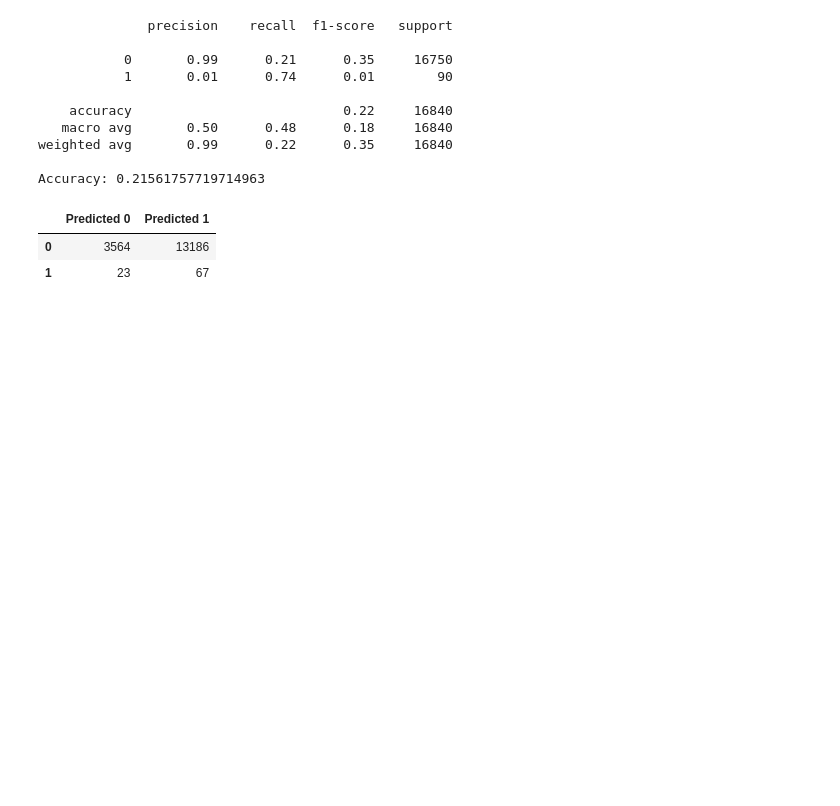
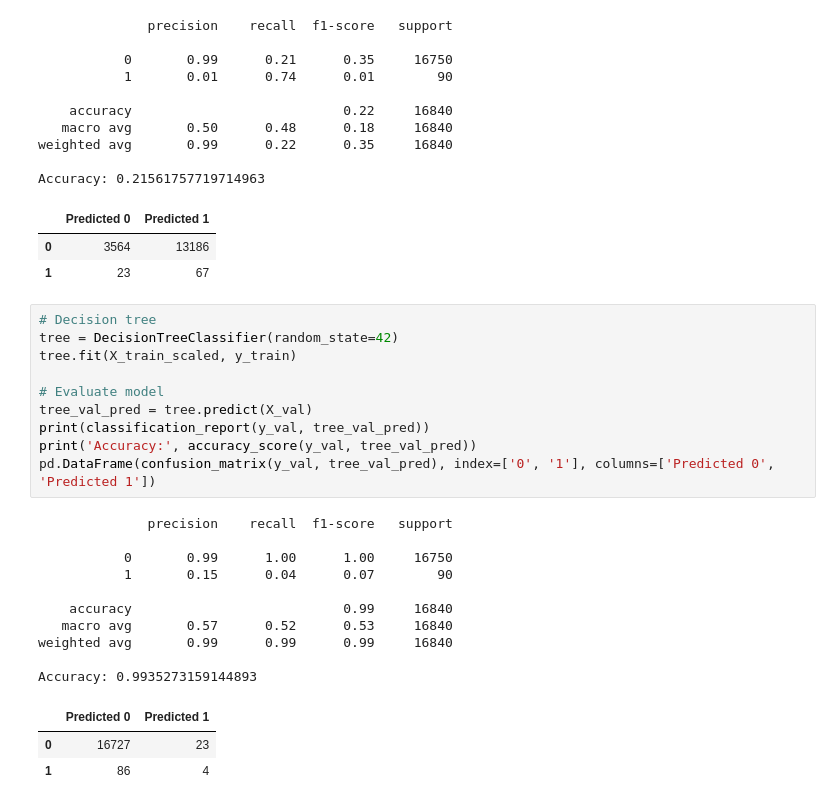
Before and after one commit to tri-bui/sandbox-ml, a Jupyter notebook: lt-credit-risk/credit_risk.ipynb, the cells around one changed output. Drawn from its saved outputs; the diff is of its cells as text; blank space fills up the shorter version.

Commit message:
Add decision tree and random forest baseline models to credit_risk.ipynb

```diff
--- a/lt-credit-risk/credit_risk.ipynb
+++ b/lt-credit-risk/credit_risk.ipynb
@@ -364,3 +364,27 @@ Accuracy: 0.21561757719714963
 |  | Predicted 0 | Predicted 1 |
 | 0 | 3564 | 13186 |
 | 1 | 23 | 67 |
+# %%
+# Decision tree
+tree = DecisionTreeClassifier(random_state=42)
+tree.fit(X_train_scaled, y_train)
+
+# Evaluate model
+tree_val_pred = tree.predict(X_val)
+print(classification_report(y_val, tree_val_pred))
+print('Accuracy:', accuracy_score(y_val, tree_val_pred))
+pd.DataFrame(confusion_matrix(y_val, tree_val_pred), index=['0', '1'], columns=['Predicted 0', 'Predicted 1'])
+# %% [output]
+              precision    recall  f1-score   support
+
+           0       0.99      1.00      1.00     16750
+           1       0.15      0.04      0.07        90
+
+    accuracy                           0.99     16840
+   macro avg       0.57      0.52      0.53     16840
+weighted avg       0.99      0.99      0.99     16840
+
+Accuracy: 0.9935273159144893
+|  | Predicted 0 | Predicted 1 |
+| 0 | 16727 | 23 |
+| 1 | 86 | 4 |
```
Also changed, not shown: parts of 1 cell of this notebook.
